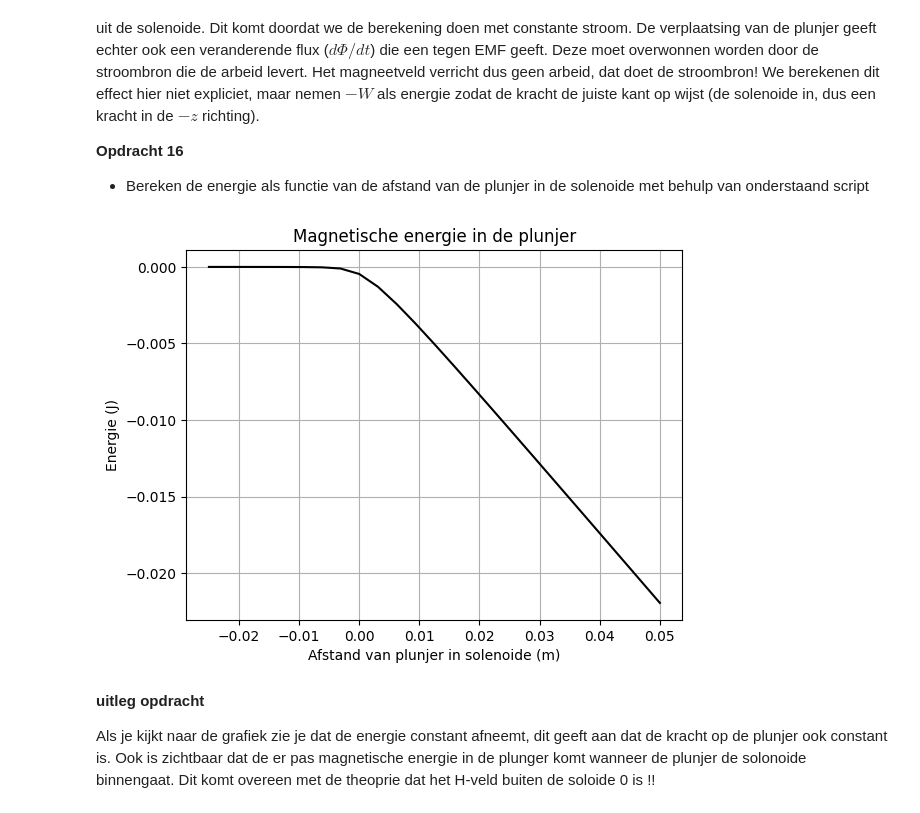
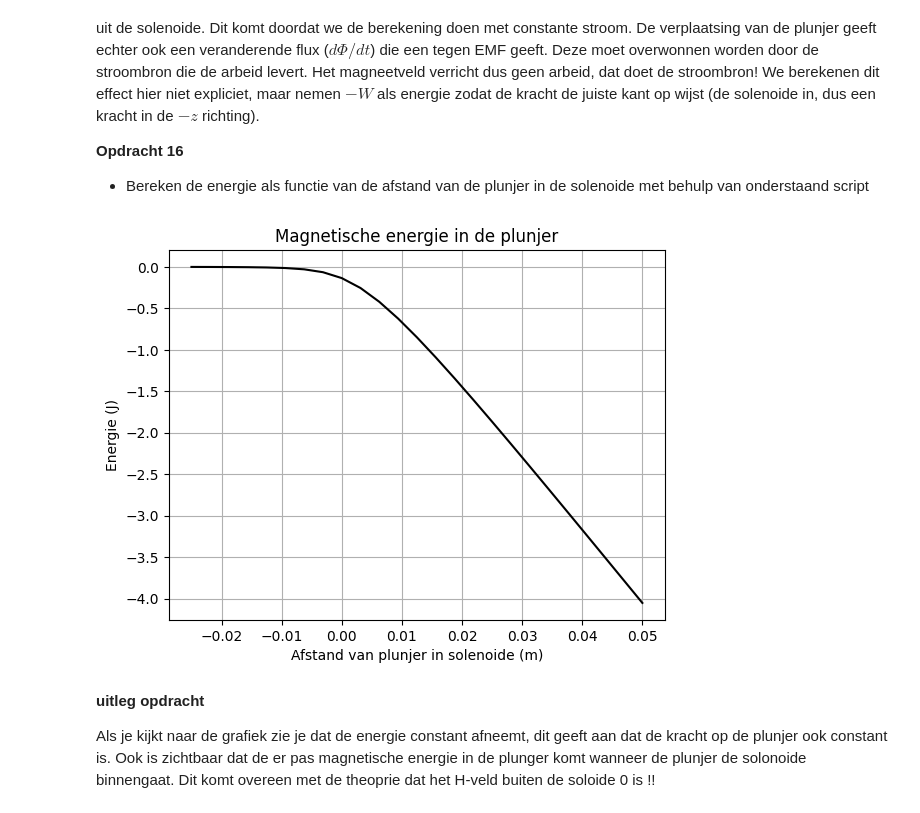
Before and after one commit to caricevonmorgen-dotcom/opdrachten-DEF-D-lol, a Jupyter notebook: 2KrachtactuatorOpdracht (1)/2KrachtactuatorOpdracht/KrachtactuatorOpdracht.ipynb, the cells around one changed output. Cells and saved outputs as stored; diff of their text form; code cells hidden in the pictures.

```diff
--- a/2KrachtactuatorOpdracht (1)/2KrachtactuatorOpdracht/KrachtactuatorOpdracht.ipynb
+++ b/2KrachtactuatorOpdracht (1)/2KrachtactuatorOpdracht/KrachtactuatorOpdracht.ipynb
@@ -632,27 +632,28 @@ Zoals je uit je berekening voor het $\mathbf{H}$ kan zien is de energie van de p
 # %%
 # Energieberekening
 mu_0 = 4 * np.pi * 1e-7
-mu_r = 1000 # waarde voor ijzer
+mu_r = 50000 # waarde voor ijzer
+I= 0.5
 
 # We gebruiken de parameters van je ontwerp (bijv. speelgoedpistool)
 # Als je r_sol en L_sol hebt gebruikt, zorg dat deze namen hier overeenkomen
 r_s = r_sol
 L_s = L_sol
 dz = z_ax[1] - z_ax[0]
 
 # integreren van het veld (H^2) over het ijzervolume.
 # np.flipud zorgt dat we van buiten de spoel naar midden in de spoel rekenen.
 Wz = -0.5 * np.pi * r_s**2 * np.cumsum(np.flipud(H_ax[:,0]) * mu_r * mu_0 * np.flipud(H_ax[:,0])) * dz
 
 plt.figure()
 plt.plot(L_s/2 - z_ax, np.flipud(Wz), '-k')
 plt.title('Magnetische energie in de plunjer')
 plt.xlabel('Afstand van plunjer in solenoide (m)')
 plt.ylabel('Energie (J)')
 plt.grid(True)
 plt.show()
 # %% [output]
-[figure, old version]
+[figure, new version]
 # %% [markdown]
 **uitleg opdracht**
 
```
Also changed, not shown: parts of 5 cells of this notebook.
